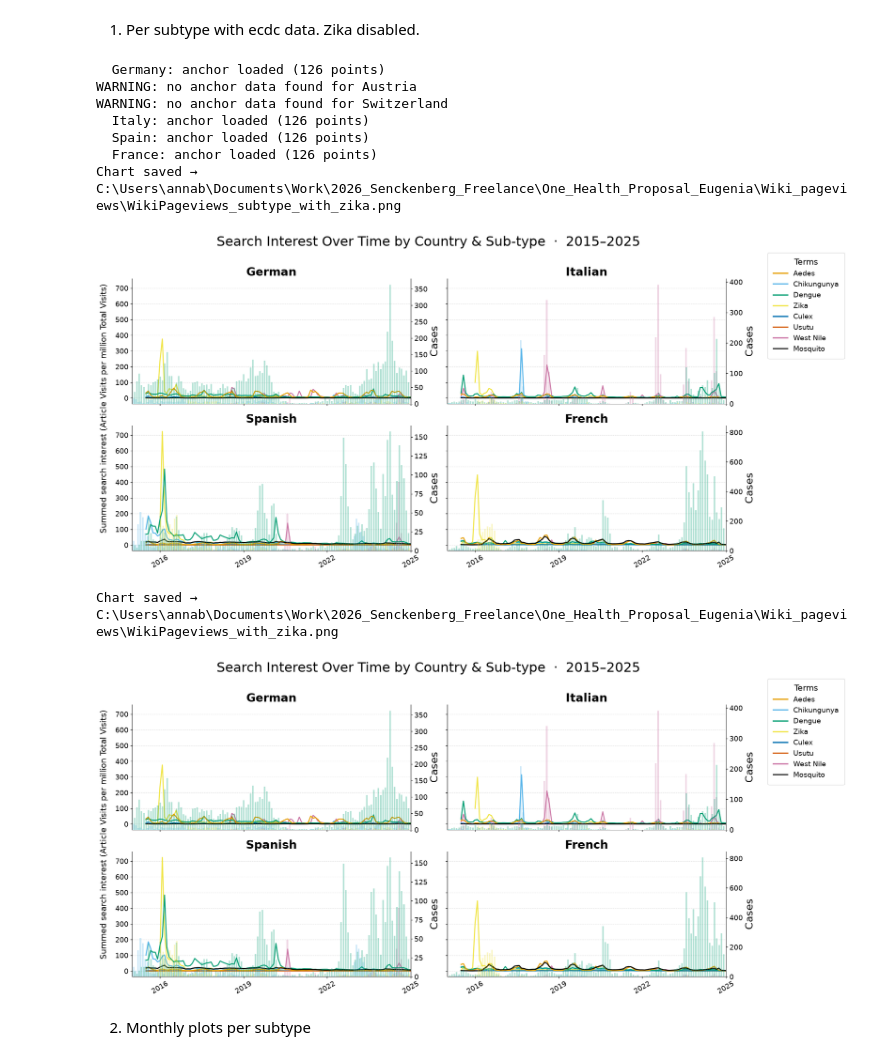
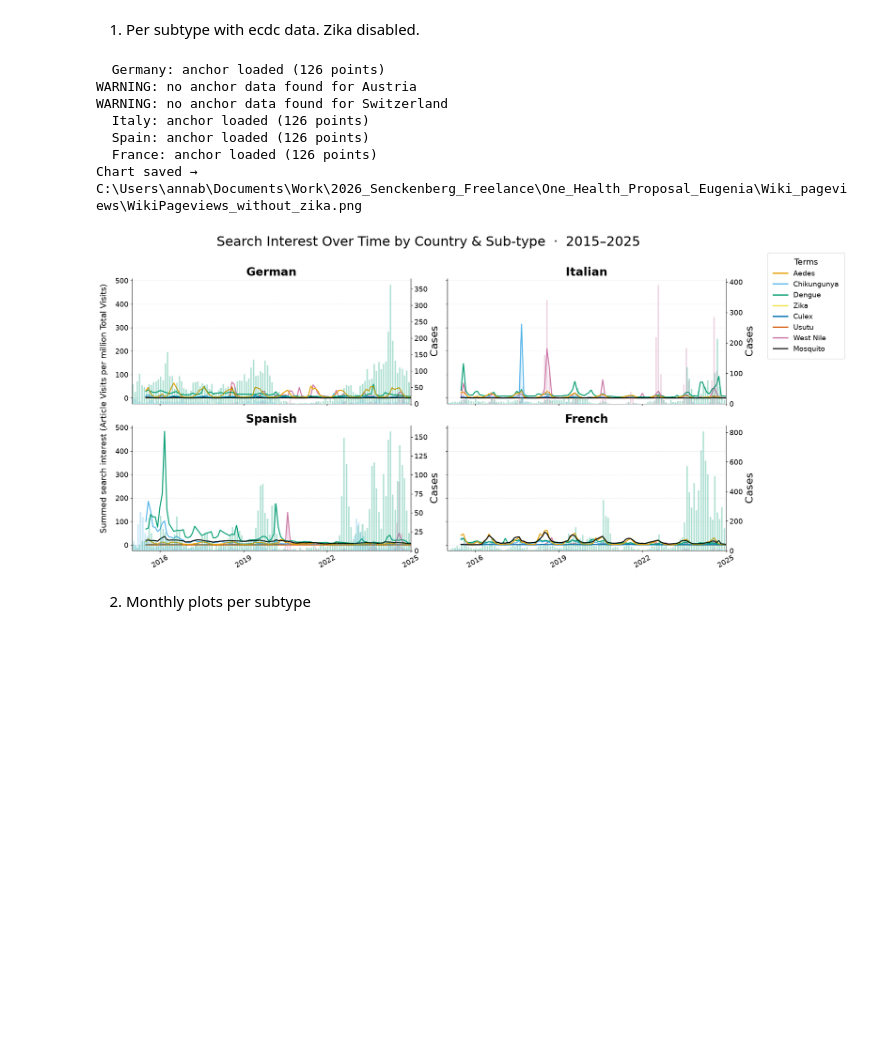
Before and after one commit to Aba-Mac/One_Health_Proposal, a Jupyter notebook: Wiki_pageviews/Wikimedia_pageviews.ipynb, the cells around one changed output. Saved outputs shown, nothing was run; the diff lists cells and outputs as text; code cells hidden in the pictures; blank space fills up the shorter version.

```diff
--- a/Wiki_pageviews/Wikimedia_pageviews.ipynb
+++ b/Wiki_pageviews/Wikimedia_pageviews.ipynb
@@ -641,8 +641,8 @@ def plot_timeseries(
             sub = meta[keyword]["Sub-type"]
 
             # 🚫 Skip Zika subtype
-            #if sub == "Zika":
-                #continue
+            if sub == "Zika":
+                continue
 
             series = df[keyword].dropna()
             if series.empty:
@@ -689,8 +689,8 @@ def plot_timeseries(
 
         disease_series = []
         for subtype, ddf in all_disease_dfs.items():
-            #if subtype == "Zika":
-                #continue
+            if subtype == "Zika":
+                continue
 
             if ddf is None:
                 continue
@@ -787,46 +787,36 @@ def plot_timeseries(
     )
 
     fig.suptitle(
         "Search Interest Over Time by Country & Sub-type  ·  2015–2025",
         fontsize=26,
         y=1.02,
     )
 
     plt.tight_layout(rect=[0.02, 0, 1, 1])
 
     if save_path:
         fig.savefig(save_path, dpi=150, bbox_inches="tight")
         print(f"Chart saved → {save_path}")
 
     return fig
 
 
 fig = plot_timeseries(
     country_data,
     meta,
     anchor_series=anchor_series,
-    save_path=OUTPUT_PATH / "WikiPageviews_subtype_with_zika.png",
+    save_path=OUTPUT_PATH / "WikiPageviews_without_zika.png",
 )
 plt.show()
-
-fig = plot_timeseries(
-    country_data,
-    meta,
-    anchor_series=anchor_series,
-    save_path=OUTPUT_PATH / "WikiPageviews_with_zika.png",
-)
-plt.show()
 # %% [output]
   Germany: anchor loaded (126 points)
 WARNING: no anchor data found for Austria
 WARNING: no anchor data found for Switzerland
   Italy: anchor loaded (126 points)
   Spain: anchor loaded (126 points)
   France: anchor loaded (126 points)
-Chart saved → C:\Users\annab\Documents\Work\2026_Senckenberg_Freelance\One_Health_Proposal_Eugenia\Wiki_pageviews\WikiPageviews_subtype_with_zika.png
+Chart saved → C:\Users\annab\Documents\Work\2026_Senckenberg_Freelance\One_Health_Proposal_Eugenia\Wiki_pageviews\WikiPageviews_without_zika.png
-[figure, old version]
+[figure, new version]
-Chart saved → C:\Users\annab\Documents\Work\2026_Senckenberg_Freelance\One_Health_Proposal_Eugenia\Wiki_pageviews\WikiPageviews_with_zika.png
-[figure, removed]
 # %% [markdown]
 2. Monthly plots per subtype
 # %%
```
Also changed, not shown: parts of 1 cell of this notebook, 27 other files.
